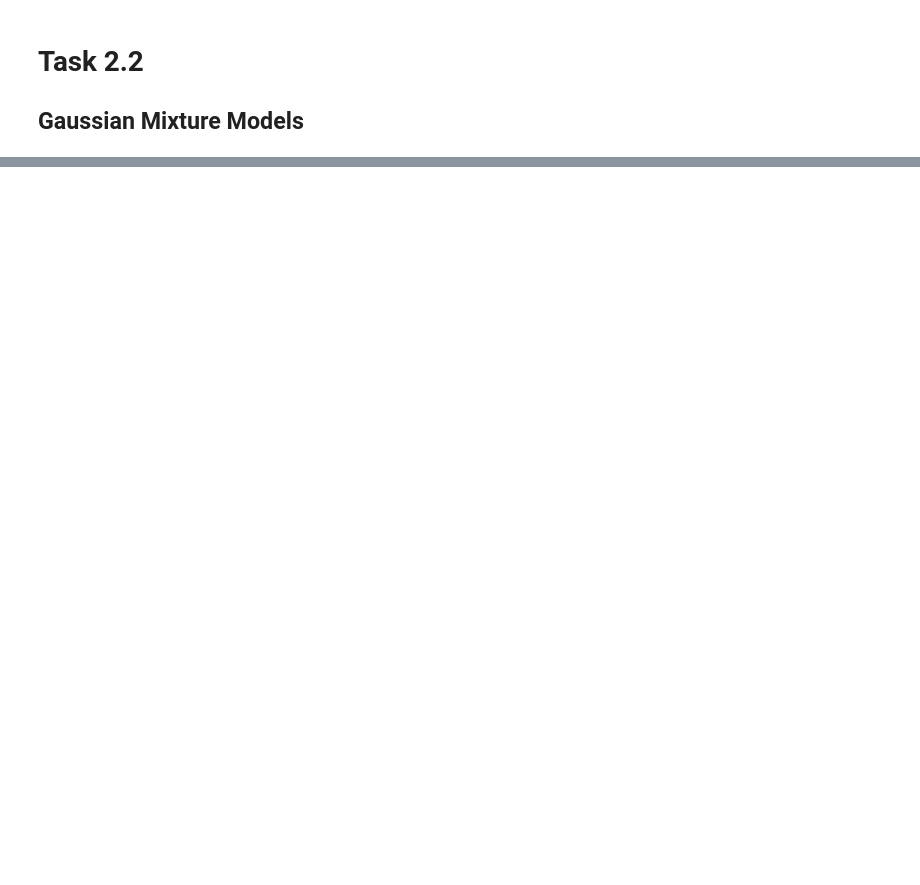
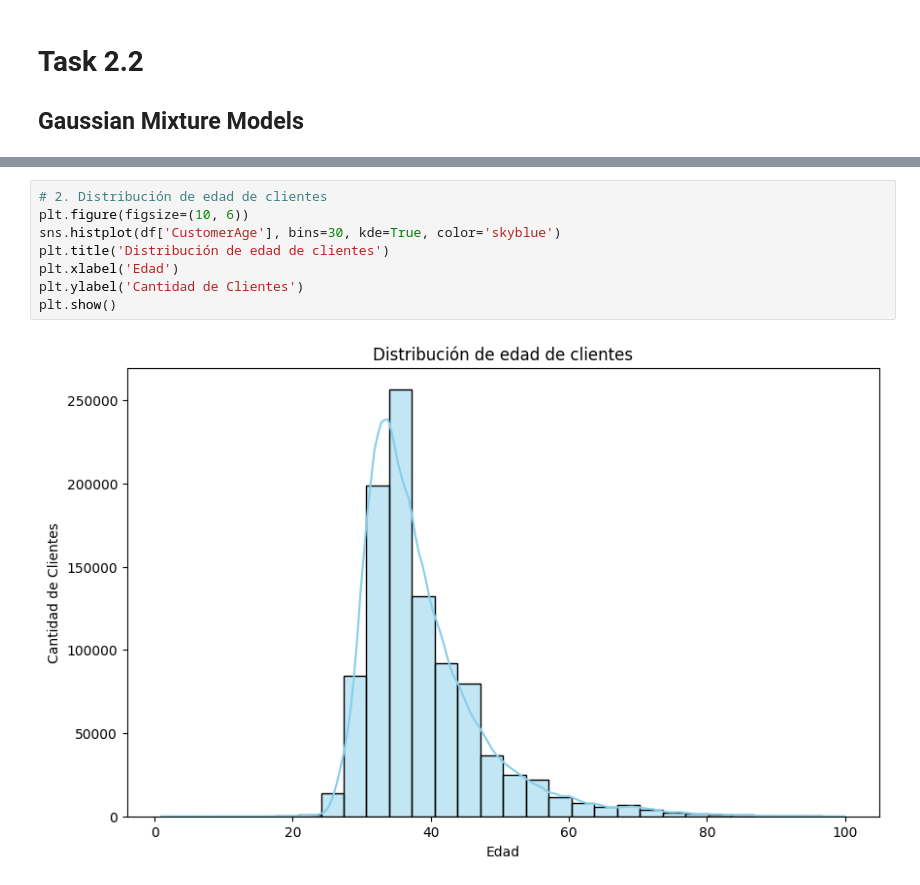
Before and after one commit to mariaRam2003/Laboratorio4_IA, a Jupyter notebook: Task 2.2 - GMM.ipynb, the cells around one changed output, grey strips where cells are left out. Drawn from its saved outputs; the diff is of its cells as text; blank space fills up the shorter version.

```diff
--- a/Task 2.2 - GMM.ipynb
+++ b/Task 2.2 - GMM.ipynb
@@ -329,0 +221,10 @@ plt.show()
+# %%
+# 2. Distribución de edad de clientes
+plt.figure(figsize=(10, 6))
+sns.histplot(df['CustomerAge'], bins=30, kde=True, color='skyblue')
+plt.title('Distribución de edad de clientes')
+plt.xlabel('Edad')
+plt.ylabel('Cantidad de Clientes')
+plt.show()
+# %% [output]
+[figure, added]
```
Also changed, not shown: parts of 81 cells of this notebook.
